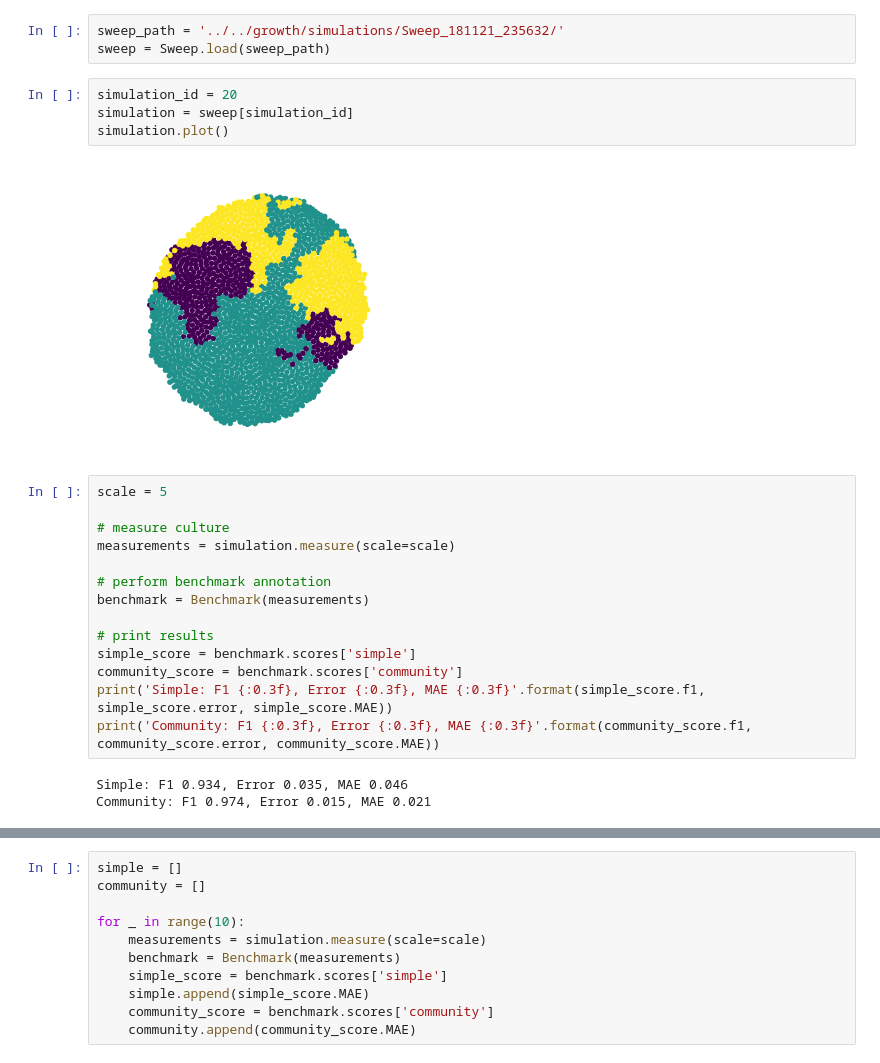
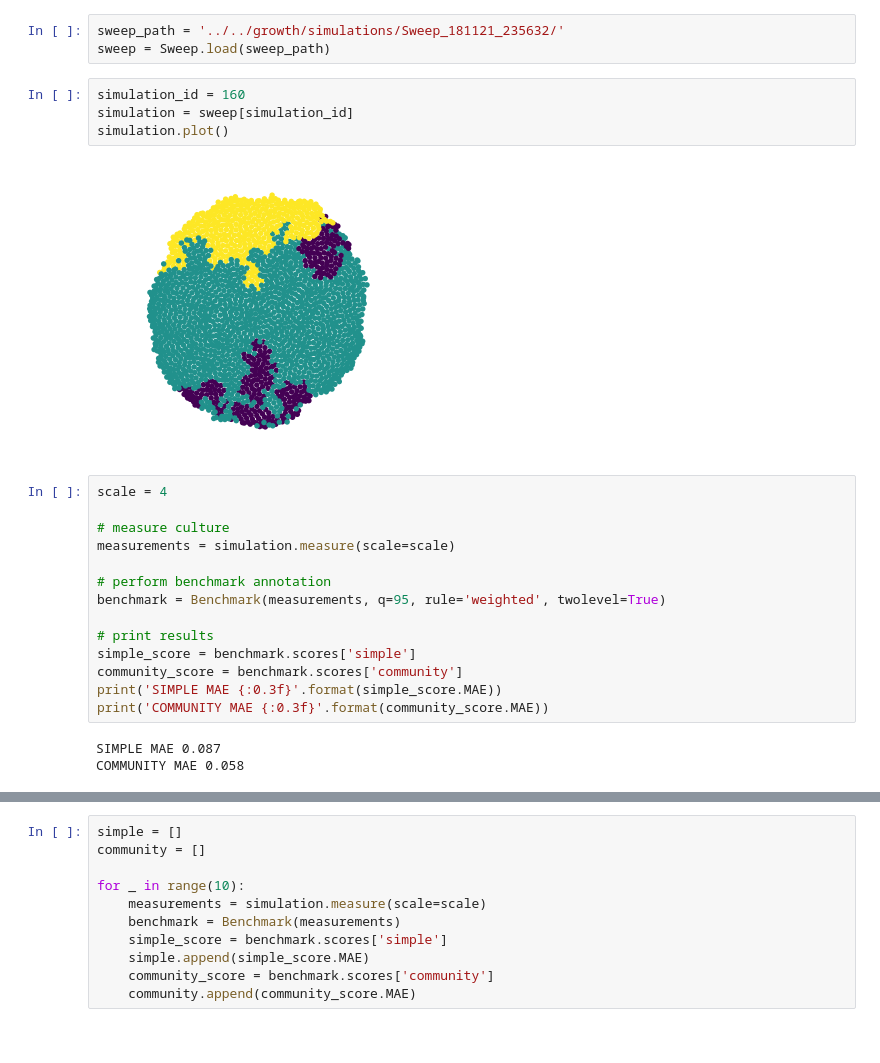
Before and after one commit to sbernasek/flyqma, a Jupyter notebook: notebooks/classification.ipynb, the cells around one changed output, grey strips where cells are left out. Saved outputs shown, nothing was run; the diff lists cells and outputs as text.

Commit message:
added benchmarking

```diff
--- a/notebooks/classification.ipynb
+++ b/notebooks/classification.ipynb
@@ -16,25 +16,25 @@ from clones.annotation.validation.benchmark import Benchmark
 sweep_path = '../../growth/simulations/Sweep_181121_235632/'
 sweep = Sweep.load(sweep_path)
 # %%
-simulation_id = 20
+simulation_id = 160
 simulation = sweep[simulation_id]
 simulation.plot()
 # %% [output]
-[figure, old version]
+[figure, new version]
 # %%
-scale = 5
+scale = 4
 
 # measure culture
 measurements = simulation.measure(scale=scale)
 
 # perform benchmark annotation
-benchmark = Benchmark(measurements)
+benchmark = Benchmark(measurements, q=95, rule='weighted', twolevel=True)
 
 # print results
 simple_score = benchmark.scores['simple']
 community_score = benchmark.scores['community']
-print('Simple: F1 {:0.3f}, Error {:0.3f}, MAE {:0.3f}'.format(simple_score.f1, simple_score.error, simple_score.MAE))
-print('Community: F1 {:0.3f}, Error {:0.3f}, MAE {:0.3f}'.format(community_score.f1, community_score.error, community_score.MAE))
+print('SIMPLE MAE {:0.3f}'.format(simple_score.MAE))
+print('COMMUNITY MAE {:0.3f}'.format(community_score.MAE))
 # %% [output]
-Simple: F1 0.934, Error 0.035, MAE 0.046
-Community: F1 0.974, Error 0.015, MAE 0.021
+SIMPLE MAE 0.087
+COMMUNITY MAE 0.058
```
Also changed, not shown: parts of 15 cells of this notebook, 15 other files.
